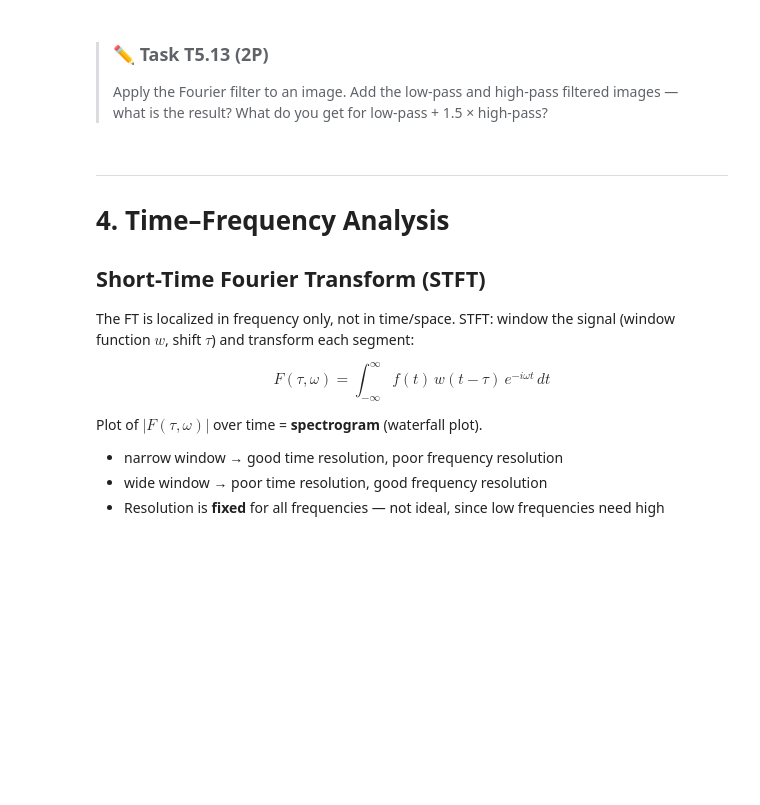
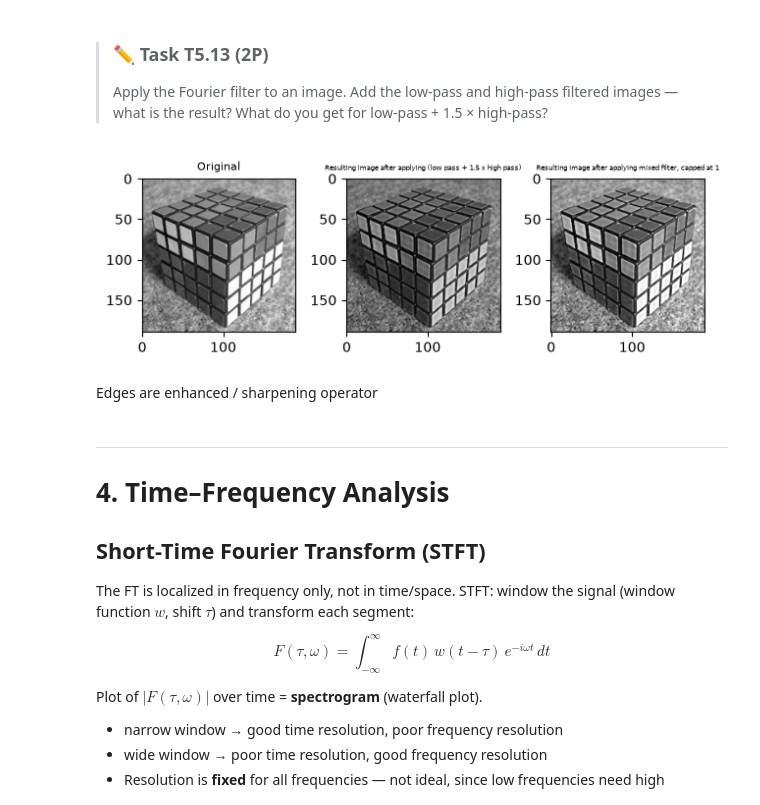
Before and after one commit to Serenkii/MasterAstrophysics-Coding, a Jupyter notebook: 04-ch4-summary.ipynb, the cells around one changed output. Saved outputs shown, nothing was run; the diff lists cells and outputs as text; code cells hidden in the pictures; blank space fills up the shorter version.

```diff
--- a/04-ch4-summary.ipynb
+++ b/04-ch4-summary.ipynb
@@ -526,6 +536,27 @@ ax.imshow(np.abs(img_from_masked), cmap="gray")
 # %% [markdown]
 > ### ✏️ Task T5.13 (2P)
 > Apply the Fourier filter to an image. Add the low-pass and high-pass filtered images — what is the result? What do you get for low-pass + 1.5 × high-pass?
+# %%
+
+masked_fourier = (box_mask + 1.5 * (1 - box_mask)) * img_F
+
+img_from_masked = np.fft.ifft2(np.fft.fftshift(masked_fourier))
+fig, axs = plt.subplots(1, 3)
+axs = axs.flatten()
+
+axs[0].set_title("Original", size=8)
+axs[0].imshow(img_raw, cmap="gray")
+
+axs[1].set_title("Resulting image after applying (low pass + 1.5 x high pass)", size=5)
+axs[1].imshow(np.abs(img_from_masked), cmap="gray")
+
+axs[2].set_title("Resulting image after applying mixed filter, capped at 1", size=5)
+axs[2].imshow(np.abs(img_from_masked), cmap="gray", vmax=1)
+fig.tight_layout()
+# %% [output]
+[figure, added]
+# %% [markdown]
+Edges are enhanced / sharpening operator
 # %% [markdown]
 ---
 # 4. Time–Frequency Analysis
```
Also changed, not shown: parts of 2 cells of this notebook, 23 other files.
